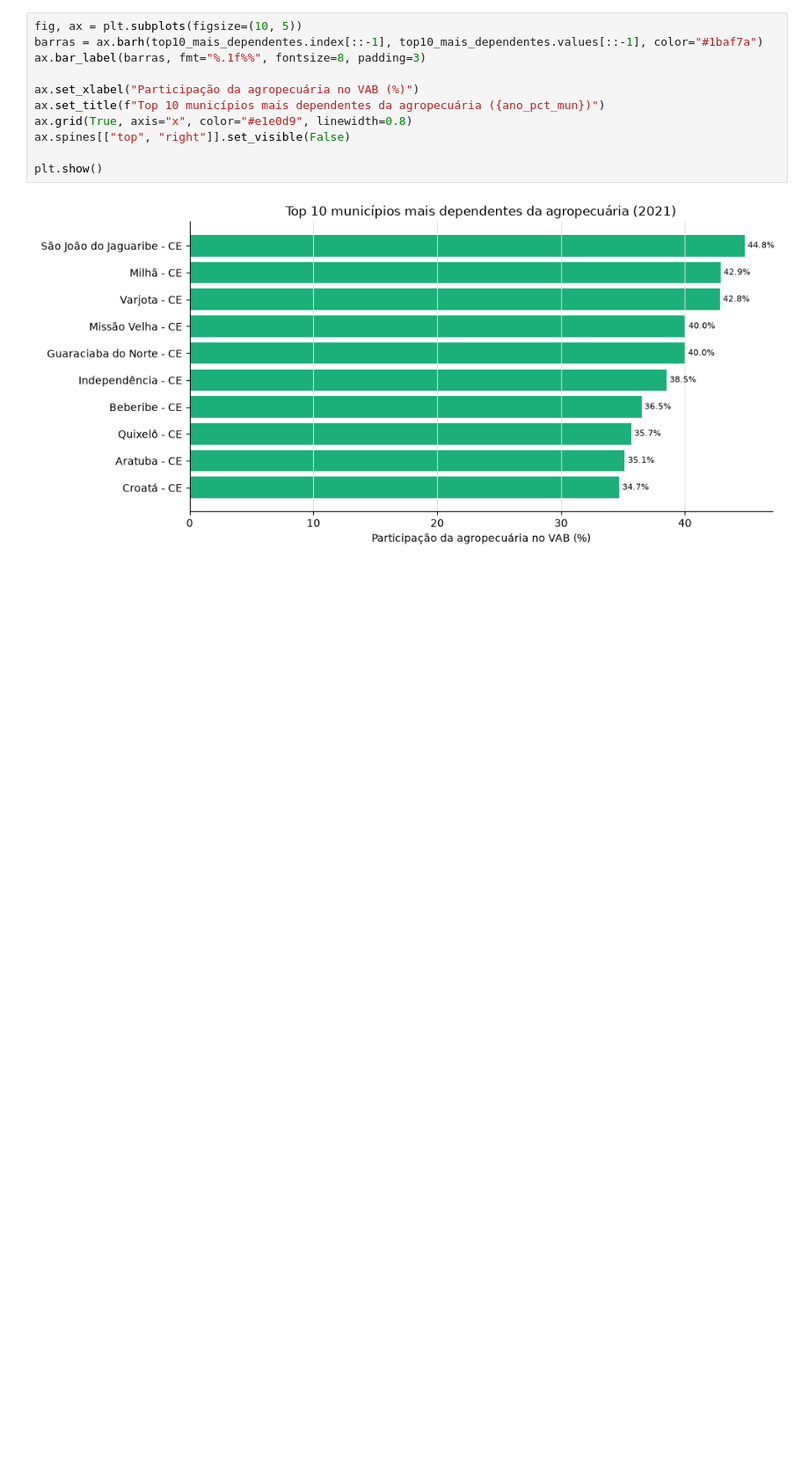
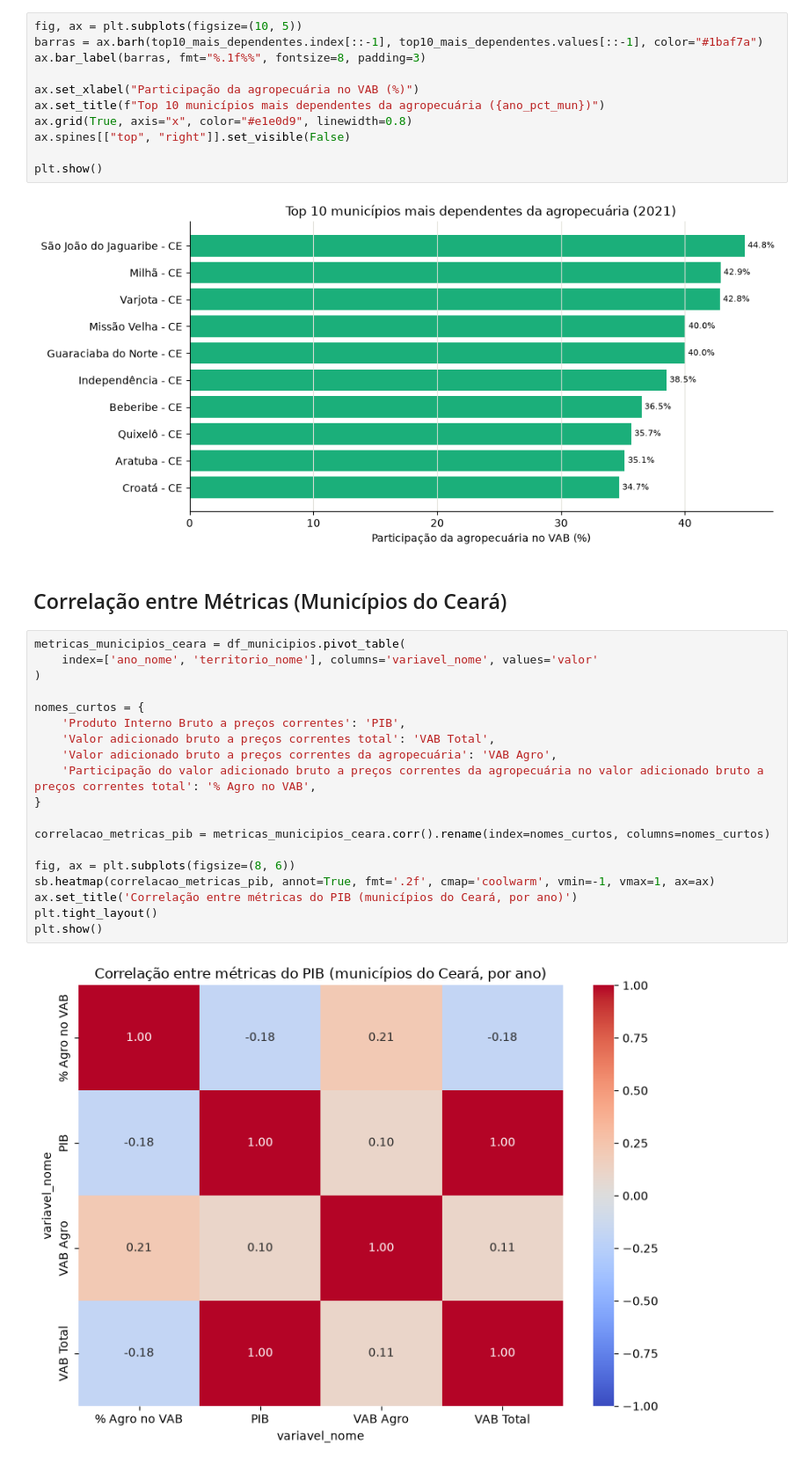
Before and after one commit to andradebyte/projeto-ciencia-de-dados-unifor, a Jupyter notebook: notebooks/analise_exploratoria_pib.ipynb, the cells around one changed output. Shown at 88% size. Drawn from its saved outputs; the diff is of its cells as text; blank space fills up the shorter version.

```diff
--- a/notebooks/analise_exploratoria_pib.ipynb
+++ b/notebooks/analise_exploratoria_pib.ipynb
@@ -1453,3 +1450,26 @@ ax.spines[["top", "right"]].set_visible(False)
 plt.show()
 # %% [output]
 [figure]
+# %% [markdown]
+## Correlação entre Métricas (Municípios do Ceará)
+# %%
+metricas_municipios_ceara = df_municipios.pivot_table(
+    index=['ano_nome', 'territorio_nome'], columns='variavel_nome', values='valor'
+)
+
+nomes_curtos = {
+    'Produto Interno Bruto a preços correntes': 'PIB',
+    'Valor adicionado bruto a preços correntes total': 'VAB Total',
+    'Valor adicionado bruto a preços correntes da agropecuária': 'VAB Agro',
+    'Participação do valor adicionado bruto a preços correntes da agropecuária no valor adicionado bruto a preços correntes total': '% Agro no VAB',
+}
+
+correlacao_metricas_pib = metricas_municipios_ceara.corr().rename(index=nomes_curtos, columns=nomes_curtos)
+
+fig, ax = plt.subplots(figsize=(8, 6))
+sb.heatmap(correlacao_metricas_pib, annot=True, fmt='.2f', cmap='coolwarm', vmin=-1, vmax=1, ax=ax)
+ax.set_title('Correlação entre métricas do PIB (municípios do Ceará, por ano)')
+plt.tight_layout()
+plt.show()
+# %% [output]
+[figure, added]
```
Also changed, not shown: parts of 5 cells of this notebook.
